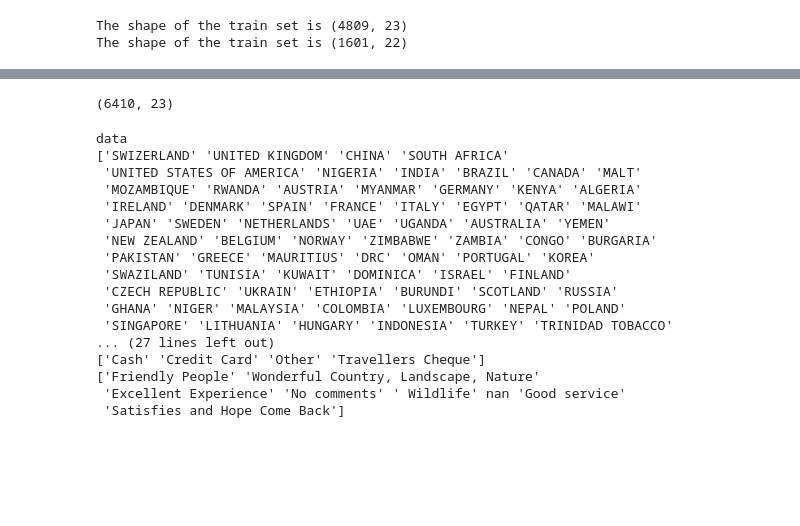
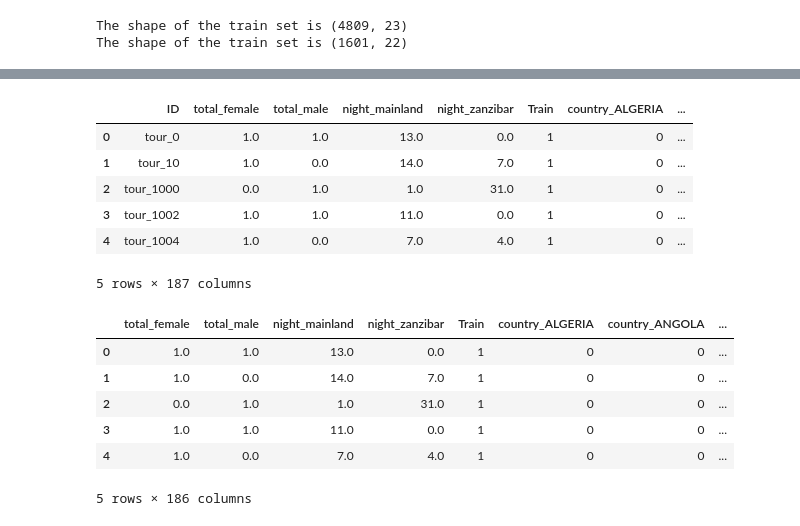
Before and after one commit to Kennedy87670/Projects_ML, a Jupyter notebook: Tanzania_Tourism_Prediction .ipynb, the cells around one changed output, grey strips where cells are left out. Saved outputs shown, nothing was run; the diff lists cells and outputs as text; code cells hidden in the pictures; blank space fills up the shorter version.

```diff
--- a/Tanzania_Tourism_Prediction .ipynb
+++ b/Tanzania_Tourism_Prediction .ipynb
@@ -233 +297,8 @@ The shape of the train set is (1601, 22)
+# %%
+# Seperating the train and test giving unque numbers  (1, 0 )
+df_train['Train']  =1
+df_test['Train']  =0
+# %%
+#joining the two data together
+all_data = pd.concat([df_train.drop('total_cost',axis  =  1),df_test]).reset_index(drop = True)
 # %%
@@ -253,31 +314,28 @@ memory usage: 1.1+ MB
+# %%
+# creating categorical column
+categorical_features =  ["country","age_group","travel_with","purpose","main_activity","info_source","tour_arrangement","package_transport_int","package_accomodation","package_food","package_transport_tz","package_sightseeing", "package_guided_tour", "first_trip_tz" ,"package_insurance", "payment_mode", "most_impressing"]
 # %%
-ntrain = df_train.shape[0]
-data = pd.concat((df_train, df_test)).reset_index(drop=True)
+## convert the data categorical to (1, 0)
+all_data = pd.get_dummies( all_data,columns = categorical_features)
+all_data.head()
+# %% [output]
+|  | ID | total_female | total_male | night_mainland | night_zanzibar | Train | country_ALGERIA | ... |
+| 0 | tour_0 | 1.0 | 1.0 | 13.0 | 0.0 | 1 | 0 | ... |
+| 1 | tour_10 | 1.0 | 0.0 | 14.0 | 7.0 | 1 | 0 | ... |
+| 2 | tour_1000 | 0.0 | 1.0 | 1.0 | 31.0 | 1 | 0 | ... |
+| 3 | tour_1002 | 1.0 | 1.0 | 11.0 | 0.0 | 1 | 0 | ... |
+| 4 | tour_1004 | 1.0 | 0.0 | 7.0 | 4.0 | 1 | 0 | ... |
+5 rows × 187 columns
 # %%
-data.shape
+# droping columns
+all_data = all_data.drop(['ID',],axis = 1)
-# %% [output]
-(6410, 23)
 # %%
-categorial_features =  ["country","age_group","travel_with","purpose","main_activity","info_source","tour_arrangement","package_transport_int","package_accomodation","package_food","package_transport_tz","package_sightseeing", "package_guided_tour", "first_trip_tz" ,"package_insurance", "payment_mode", "most_impressing"]
-
-print("data")
-for col in categorial_features:
-    print(data[col].unique())
+all_data.head()
 # %% [output]
+|  | total_female | total_male | night_mainland | night_zanzibar | Train | country_ALGERIA | country_ANGOLA | ... |
+| 0 | 1.0 | 1.0 | 13.0 | 0.0 | 1 | 0 | 0 | ... |
+| 1 | 1.0 | 0.0 | 14.0 | 7.0 | 1 | 0 | 0 | ... |
+| 2 | 0.0 | 1.0 | 1.0 | 31.0 | 1 | 0 | 0 | ... |
+| 3 | 1.0 | 1.0 | 11.0 | 0.0 | 1 | 0 | 0 | ... |
+| 4 | 1.0 | 0.0 | 7.0 | 4.0 | 1 | 0 | 0 | ... |
-data
-['SWIZERLAND' 'UNITED KINGDOM' 'CHINA' 'SOUTH AFRICA'
- 'UNITED STATES OF AMERICA' 'NIGERIA' 'INDIA' 'BRAZIL' 'CANADA' 'MALT'
- 'MOZAMBIQUE' 'RWANDA' 'AUSTRIA' 'MYANMAR' 'GERMANY' 'KENYA' 'ALGERIA'
- 'IRELAND' 'DENMARK' 'SPAIN' 'FRANCE' 'ITALY' 'EGYPT' 'QATAR' 'MALAWI'
- 'JAPAN' 'SWEDEN' 'NETHERLANDS' 'UAE' 'UGANDA' 'AUSTRALIA' 'YEMEN'
- 'NEW ZEALAND' 'BELGIUM' 'NORWAY' 'ZIMBABWE' 'ZAMBIA' 'CONGO' 'BURGARIA'
- 'PAKISTAN' 'GREECE' 'MAURITIUS' 'DRC' 'OMAN' 'PORTUGAL' 'KOREA'
- 'SWAZILAND' 'TUNISIA' 'KUWAIT' 'DOMINICA' 'ISRAEL' 'FINLAND'
- 'CZECH REPUBLIC' 'UKRAIN' 'ETHIOPIA' 'BURUNDI' 'SCOTLAND' 'RUSSIA'
- 'GHANA' 'NIGER' 'MALAYSIA' 'COLOMBIA' 'LUXEMBOURG' 'NEPAL' 'POLAND'
- 'SINGAPORE' 'LITHUANIA' 'HUNGARY' 'INDONESIA' 'TURKEY' 'TRINIDAD TOBACCO'
-... (27 lines left out)
-['Cash' 'Credit Card' 'Other' 'Travellers Cheque']
-['Friendly People' 'Wonderful Country, Landscape, Nature'
- 'Excellent Experience' 'No comments' ' Wildlife' nan 'Good service'
- 'Satisfies and Hope Come Back']
+5 rows × 186 columns
```
Also changed, not shown: parts of 29 cells of this notebook.
